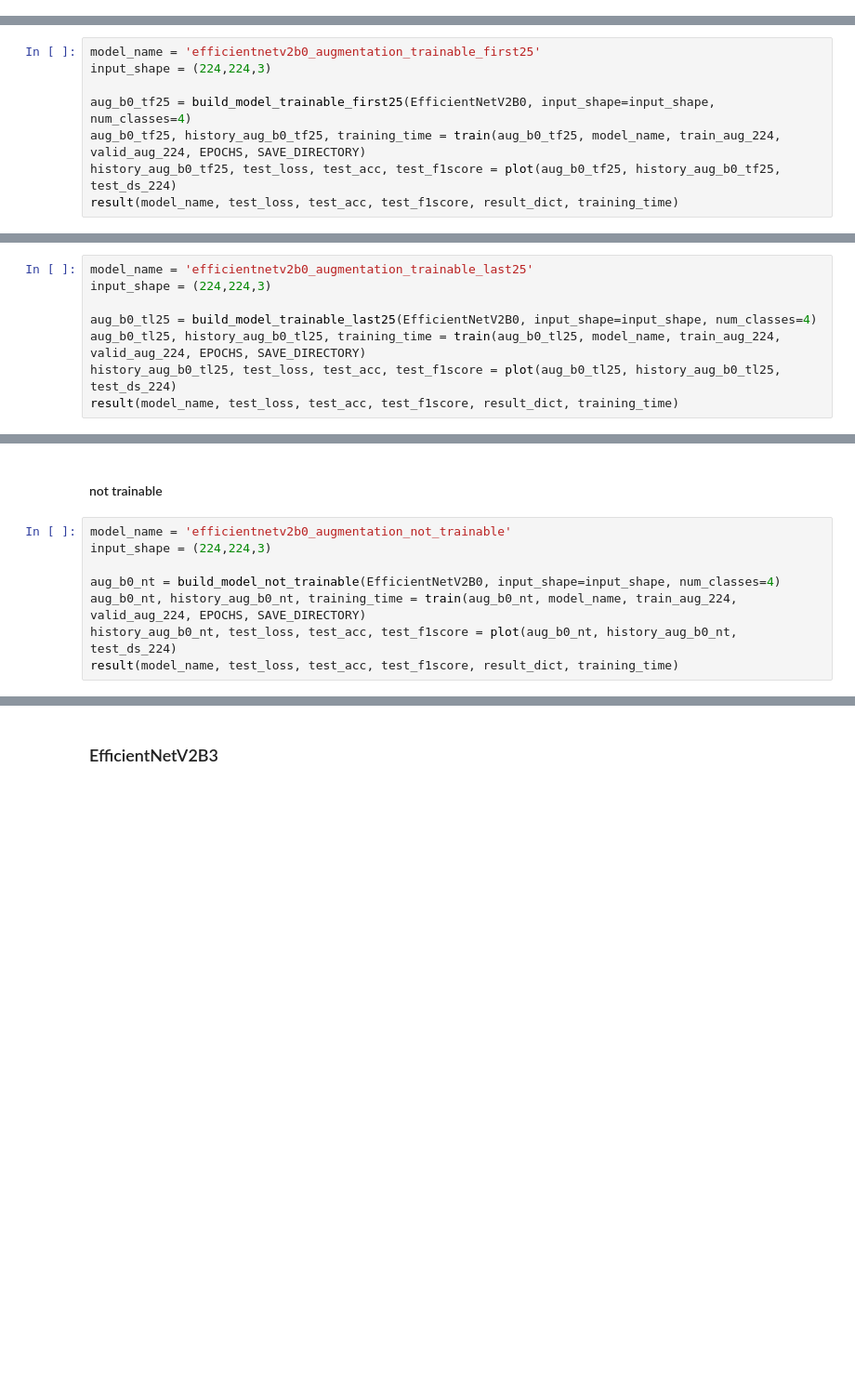
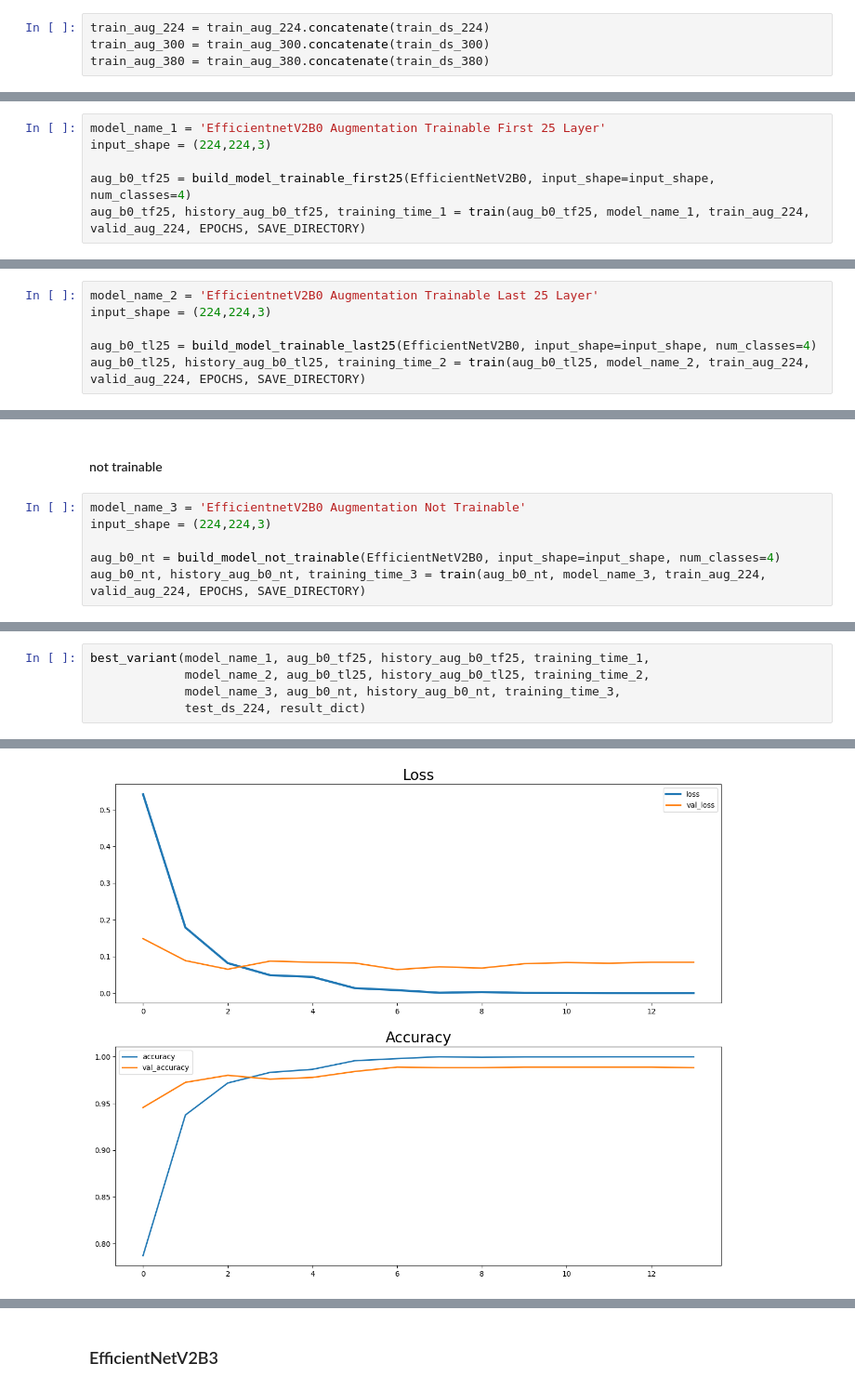
Before and after one commit to earfunnyy/Brain-Tumor-Classification, a Jupyter notebook: train.ipynb, the cells around one changed output, grey strips where cells are left out. Shown: that part at 93% size. Cells and saved outputs as stored; diff of their text form; blank space fills up the shorter version.

```diff
--- a/train.ipynb
+++ b/train.ipynb
@@ -828,16 +809,18 @@ valid_aug_380 = valid_ds_380.map(preprocess_val, num_parallel_calls=tf.data.AUTO
 
 train_aug_380 = train_aug_380.cache().shuffle(1000).prefetch(buffer_size=tf.data.AUTOTUNE)
 valid_aug_380 = valid_aug_380.cache().prefetch(buffer_size=tf.data.AUTOTUNE)
+# %%
+train_aug_224 = train_aug_224.concatenate(train_ds_224)
+train_aug_300 = train_aug_300.concatenate(train_ds_300)
+train_aug_380 = train_aug_380.concatenate(train_ds_380)
 # %% [markdown]
 ### EfficientNetV2B0
 # %% [markdown]
 #### trainable first25
 # %%
-model_name = 'efficientnetv2b0_augmentation_trainable_first25'
+model_name_1 = 'EfficientnetV2B0 Augmentation Trainable First 25 Layer'
 input_shape = (224,224,3)
 
 aug_b0_tf25 = build_model_trainable_first25(EfficientNetV2B0, input_shape=input_shape, num_classes=4)
-aug_b0_tf25, history_aug_b0_tf25, training_time = train(aug_b0_tf25, model_name, train_aug_224, valid_aug_224, EPOCHS, SAVE_DIRECTORY)
-history_aug_b0_tf25, test_loss, test_acc, test_f1score = plot(aug_b0_tf25, history_aug_b0_tf25, test_ds_224)
-result(model_name, test_loss, test_acc, test_f1score, result_dict, training_time)
+aug_b0_tf25, history_aug_b0_tf25, training_time_1 = train(aug_b0_tf25, model_name_1, train_aug_224, valid_aug_224, EPOCHS, SAVE_DIRECTORY)
 # %% [output]
@@ -876,11 +846,9 @@ weighted avg    0.96797   0.96796   0.96796      1311
 # %% [markdown]
 #### trainable last25
 # %%
-model_name = 'efficientnetv2b0_augmentation_trainable_last25'
+model_name_2 = 'EfficientnetV2B0 Augmentation Trainable Last 25 Layer'
 input_shape = (224,224,3)
 
 aug_b0_tl25 = build_model_trainable_last25(EfficientNetV2B0, input_shape=input_shape, num_classes=4)
-aug_b0_tl25, history_aug_b0_tl25, training_time = train(aug_b0_tl25, model_name, train_aug_224, valid_aug_224, EPOCHS, SAVE_DIRECTORY)
-history_aug_b0_tl25, test_loss, test_acc, test_f1score = plot(aug_b0_tl25, history_aug_b0_tl25, test_ds_224)
-result(model_name, test_loss, test_acc, test_f1score, result_dict, training_time)
+aug_b0_tl25, history_aug_b0_tl25, training_time_2 = train(aug_b0_tl25, model_name_2, train_aug_224, valid_aug_224, EPOCHS, SAVE_DIRECTORY)
 # %% [output]
@@ -919,11 +875,9 @@ weighted avg    0.88724   0.88482   0.88561      1311
 # %% [markdown]
 #### not trainable
 # %%
-model_name = 'efficientnetv2b0_augmentation_not_trainable'
+model_name_3 = 'EfficientnetV2B0 Augmentation Not Trainable'
 input_shape = (224,224,3)
 
 aug_b0_nt = build_model_not_trainable(EfficientNetV2B0, input_shape=input_shape, num_classes=4)
-aug_b0_nt, history_aug_b0_nt, training_time = train(aug_b0_nt, model_name, train_aug_224, valid_aug_224, EPOCHS, SAVE_DIRECTORY)
-history_aug_b0_nt, test_loss, test_acc, test_f1score = plot(aug_b0_nt, history_aug_b0_nt, test_ds_224)
-result(model_name, test_loss, test_acc, test_f1score, result_dict, training_time)
+aug_b0_nt, history_aug_b0_nt, training_time_3 = train(aug_b0_nt, model_name_3, train_aug_224, valid_aug_224, EPOCHS, SAVE_DIRECTORY)
 # %% [output]
@@ -960,0 +901,6 @@ weighted avg    0.84699   0.84897   0.84685      1311
+# %%
+best_variant(model_name_1, aug_b0_tf25, history_aug_b0_tf25, training_time_1,
+             model_name_2, aug_b0_tl25, history_aug_b0_tl25, training_time_2,
+             model_name_3, aug_b0_nt, history_aug_b0_nt, training_time_3,
+             test_ds_224, result_dict)
+# %% [output]
@@ -960,0 +924 @@ weighted avg    0.84699   0.84897   0.84685      1311
+[figure, added]
```
Also changed, not shown: parts of 38 cells of this notebook.
